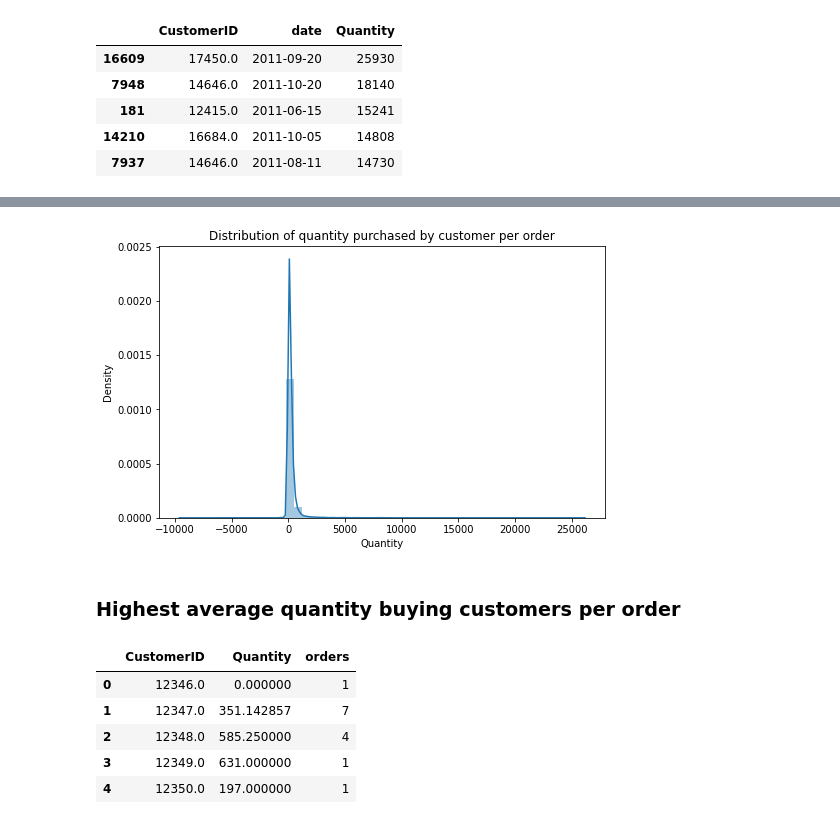
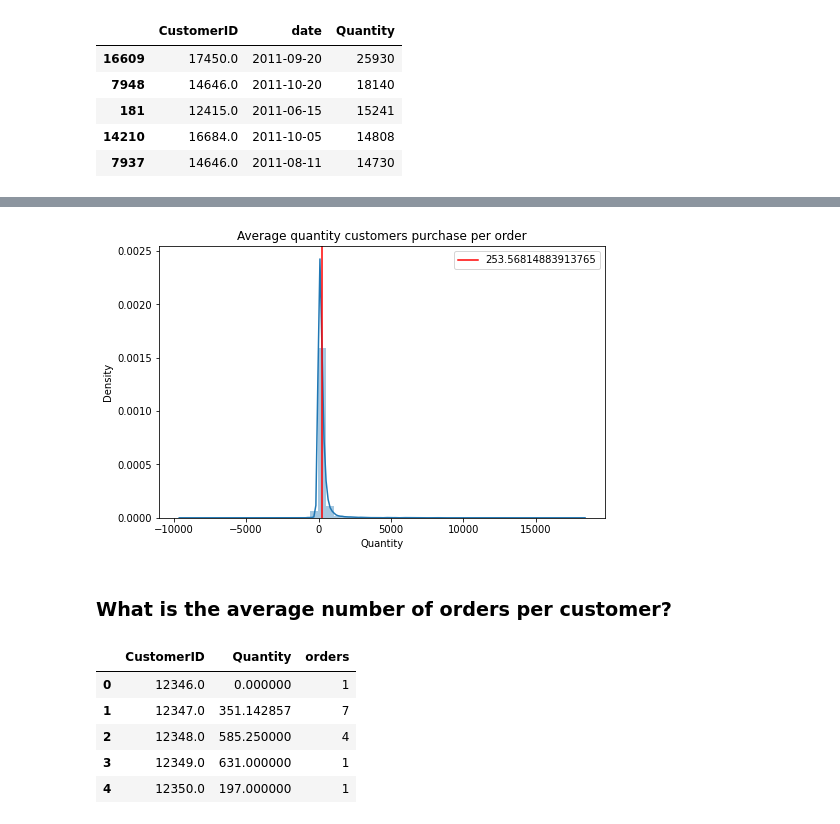
Before and after one commit to Swapnil-417/Online-Retail-Customer-Segmentation, a Jupyter notebook: Online_Retail_Customer_Segmentation_Capstone_Project.ipynb, the cells around one changed output, grey strips where cells are left out. Drawn from its saved outputs; the diff is of its cells as text; code cells hidden in the pictures.

```diff
--- a/Online_Retail_Customer_Segmentation_Capstone_Project.ipynb
+++ b/Online_Retail_Customer_Segmentation_Capstone_Project.ipynb
@@ -279,13 +301,17 @@ These are the customers who purchased maximum quantity on a single day.
 # %%
 # Distribution of quantity purchased by customer per order
+data3= qtywise_ctr[qtywise_ctr['Quantity']<25930.0]
 plt.figure(figsize=(8,5))
-sns.distplot(qtywise_ctr['Quantity'])
+sns.distplot(data3['Quantity'])
 plt.xlabel("Quantity")
-plt.title("Distribution of quantity purchased by customer per order");
+xmean=qtywise_ctr['Quantity'].mean()
+plt.axvline(x=xmean, color='red', label= xmean)
+plt.legend()
+plt.title("Average quantity customers purchase per order");
 # %% [output]
-[figure, old version]
+[figure, new version]
-# %% [markdown]
-### **Highest average quantity buying customers per order**
+# %% [markdown]
+### **What is the average number of orders per customer?**
 # %%
 # average quantity
 avg_qnty= qtywise_ctr.groupby(['CustomerID'],as_index=False).agg({'Quantity':'mean'})
```
Also changed, not shown: parts of 44 cells of this notebook.
